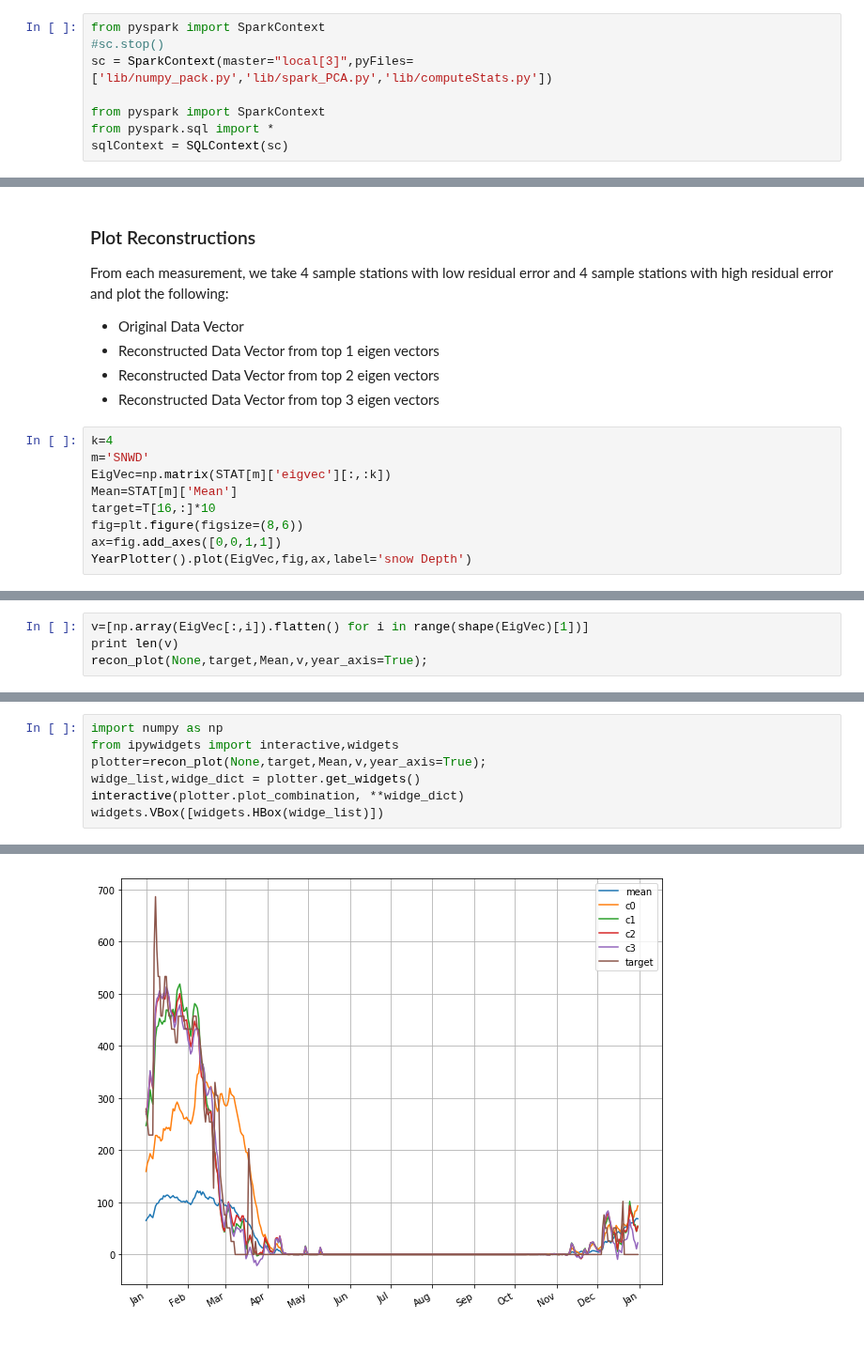
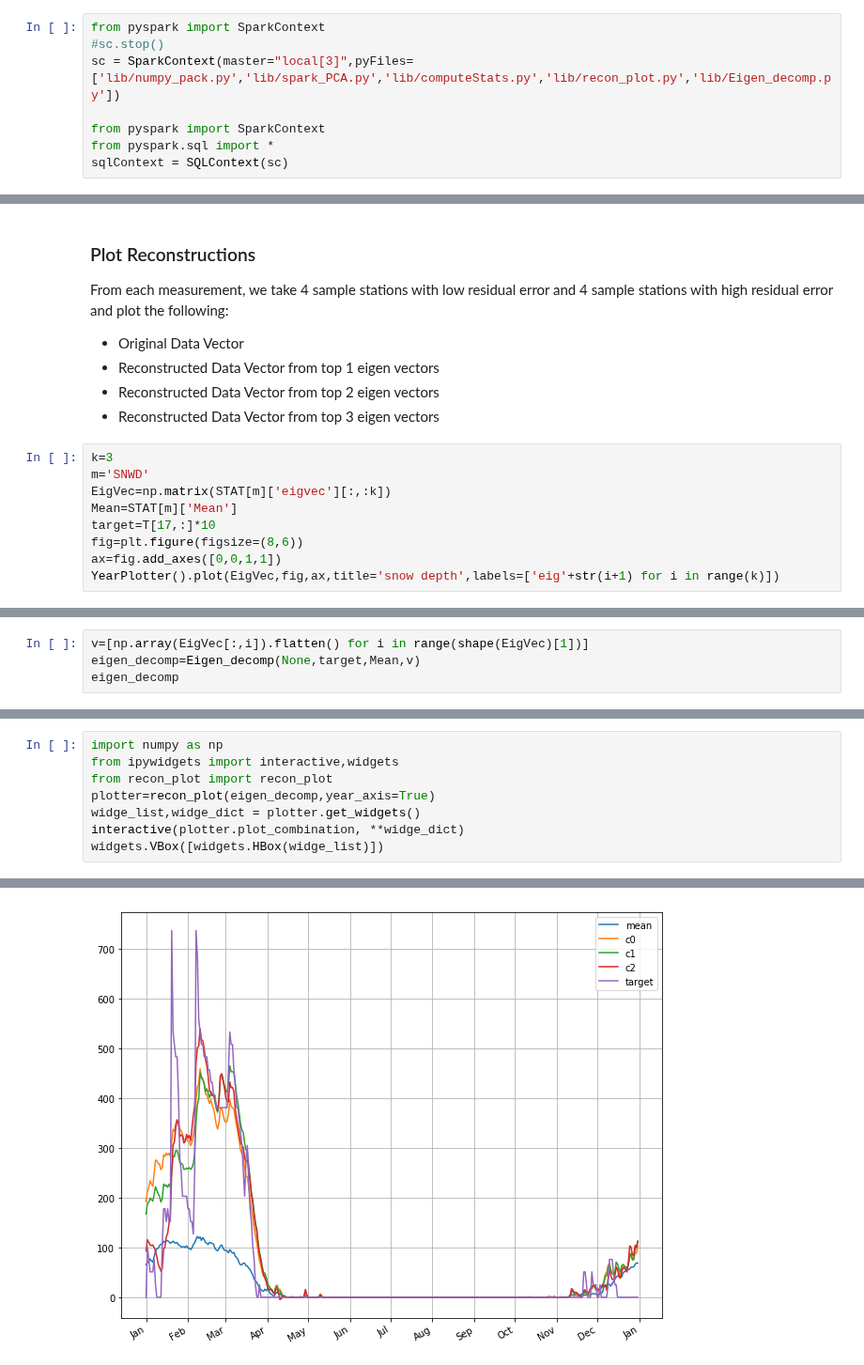
Before and after one commit to ucsd-edx/edX-Micro-Master-in-Data-Science, a Jupyter notebook: big-data-analytics-using-spark/notebooks/2.PCA/4.5 Weather Analysis - reconstruction.ipynb, the cells around one changed output, grey strips where cells are left out. Shown at 94% size. Cells and saved outputs as stored; diff of their text form.

Commit message:
seperated recon_plot into recon_plot and Eigen_decomp

```diff
--- a/big-data-analytics-using-spark/notebooks/2.PCA/4.5 Weather Analysis - reconstruction.ipynb
+++ b/big-data-analytics-using-spark/notebooks/2.PCA/4.5 Weather Analysis - reconstruction.ipynb
@@ -19,7 +24,7 @@ binary_search.py numpy_pack.pyc   row_parser.py
 # %%
 from pyspark import SparkContext
 #sc.stop()
-sc = SparkContext(master="local[3]",pyFiles=['lib/numpy_pack.py','lib/spark_PCA.py','lib/computeStats.py'])
+sc = SparkContext(master="local[3]",pyFiles=['lib/numpy_pack.py','lib/spark_PCA.py','lib/computeStats.py','lib/recon_plot.py','lib/Eigen_decomp.py'])
 
 from pyspark import SparkContext
 from pyspark.sql import *
@@ -135,12 +141,12 @@ From each measurement, we take 4 sample stations with low residual error and 4 s
 * Reconstructed Data Vector from top 2 eigen vectors
 * Reconstructed Data Vector from top 3 eigen vectors
 # %%
-k=4
+k=3
 m='SNWD'
 EigVec=np.matrix(STAT[m]['eigvec'][:,:k])
 Mean=STAT[m]['Mean']
-target=T[16,:]*10
+target=T[17,:]*10
 fig=plt.figure(figsize=(8,6))
 ax=fig.add_axes([0,0,1,1])
-YearPlotter().plot(EigVec,fig,ax,label='snow Depth')
+YearPlotter().plot(EigVec,fig,ax,title='snow depth',labels=['eig'+str(i+1) for i in range(k)])
 # %% [output]
@@ -148,5 +154,5 @@ YearPlotter().plot(EigVec,fig,ax,label='snow Depth')
 # %%
 v=[np.array(EigVec[:,i]).flatten() for i in range(shape(EigVec)[1])]
-print len(v)
-recon_plot(None,target,Mean,v,year_axis=True);
+eigen_decomp=Eigen_decomp(None,target,Mean,v)
+eigen_decomp
 # %% [output]
@@ -155,7 +177,8 @@ recon_plot(None,target,Mean,v,year_axis=True);
 # %%
 import numpy as np
 from ipywidgets import interactive,widgets
-plotter=recon_plot(None,target,Mean,v,year_axis=True);
+from recon_plot import recon_plot
+plotter=recon_plot(eigen_decomp,year_axis=True)
 widge_list,widge_dict = plotter.get_widgets()
 interactive(plotter.plot_combination, **widge_dict)
 widgets.VBox([widgets.HBox(widge_list)])
@@ -163 +187 @@ widgets.VBox([widgets.HBox(widge_list)])
-[figure, old version]
+[figure, new version]
```
Also changed, not shown: parts of 29 cells of this notebook, 5 other files.
